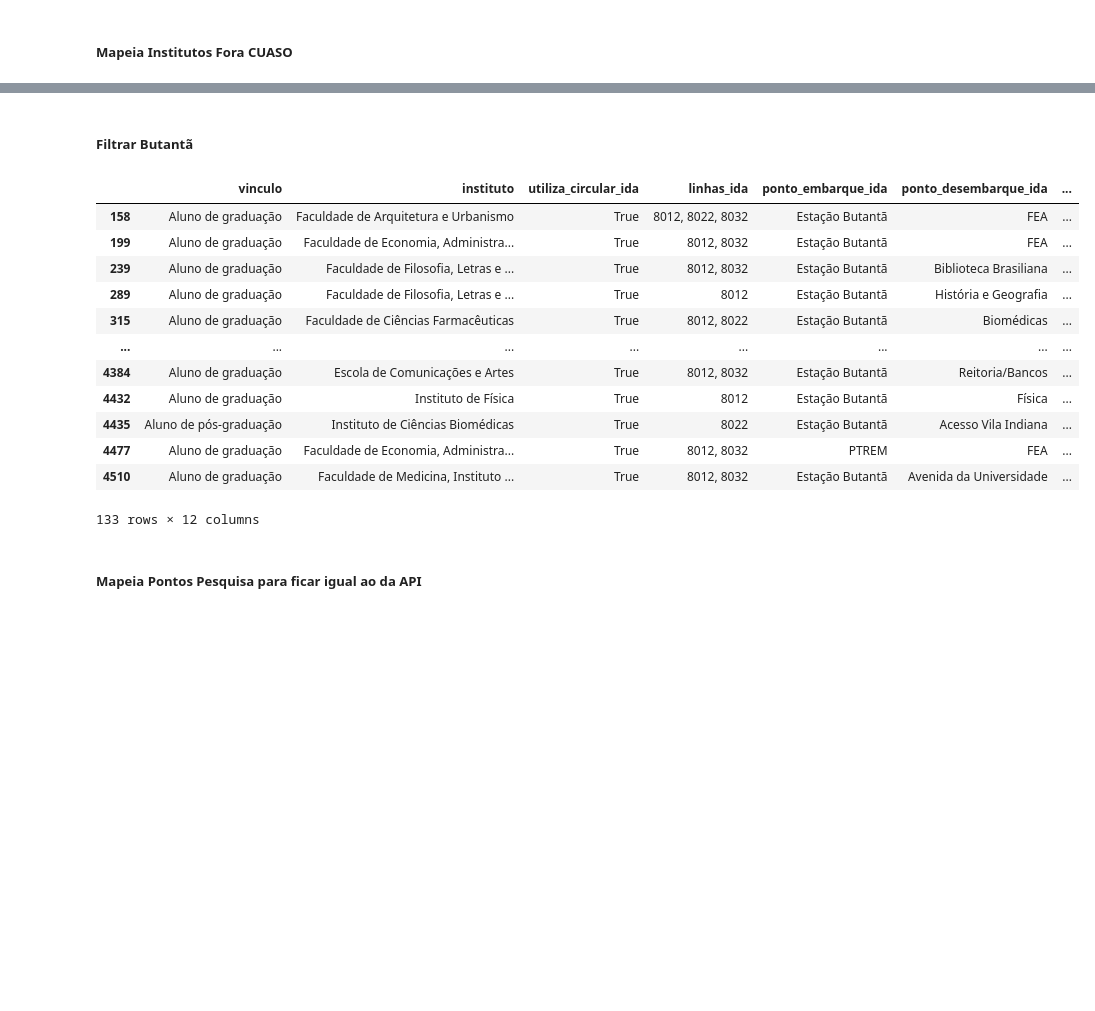
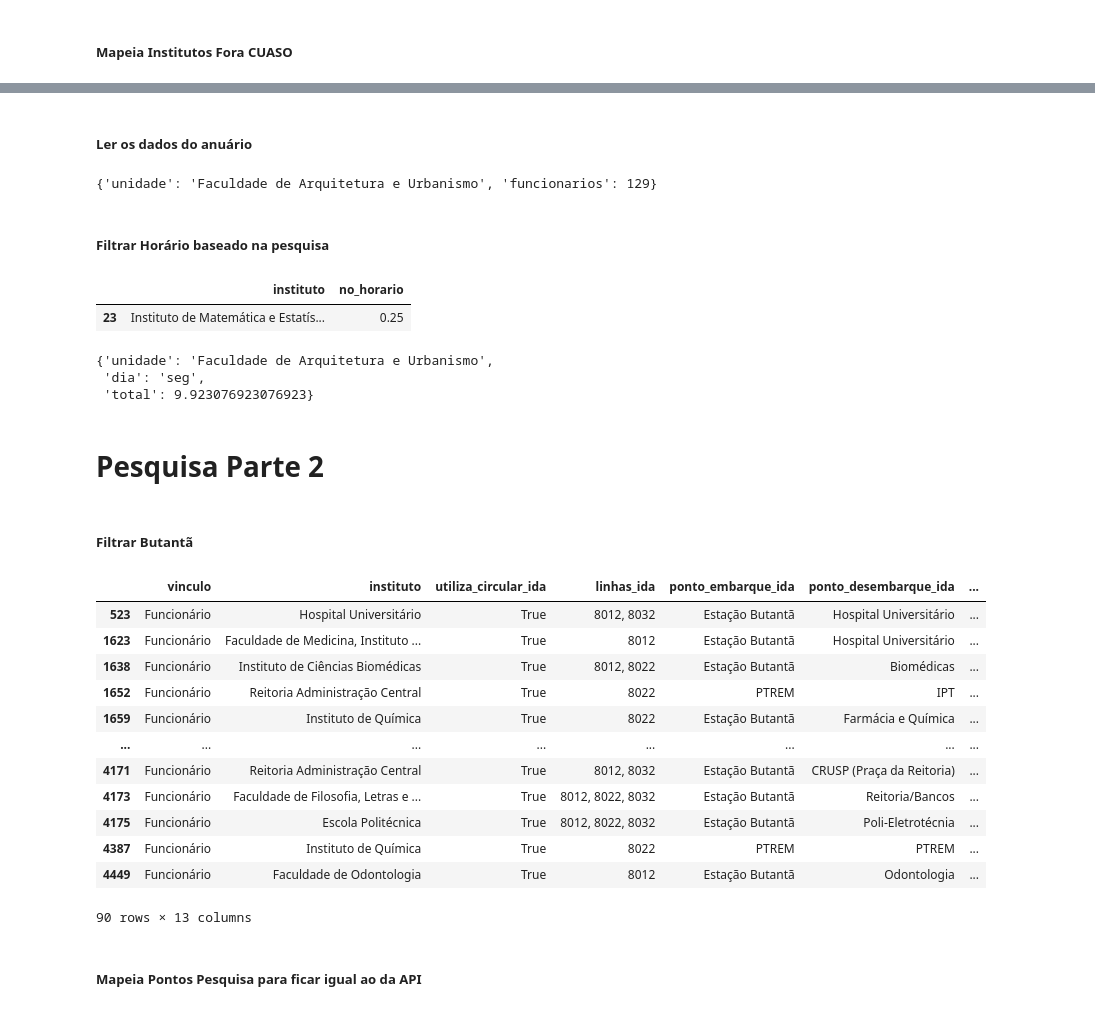
Before and after one commit to Circulares-USP/Crawler, a Jupyter notebook: import_demand.ipynb, the cells around one changed output, grey strips where cells are left out. Drawn from its saved outputs; the diff is of its cells as text; code cells hidden in the pictures; blank space fills up the shorter version.

Commit message:
Adiciona funcionarios (dados anuario)

```diff
--- a/import_demand.ipynb
+++ b/import_demand.ipynb
@@ -298,7 +311,7 @@ pesquisa_alunos_intervalo2['instituto'] = list(map(filtra_instituto_pesq, pesqui
 # %%
 # Filtra os Nones
 
-pesquisa_alunos_intervalo = pesquisa_alunos_intervalo2
-pesquisa_alunos_intervalo = pesquisa_alunos_intervalo[pesquisa_alunos_intervalo['instituto'].notna()]
-pesquisa_alunos_intervalo['instituto'].unique()
+pesquisa_vinculo = pesquisa_vinculo2
+pesquisa_vinculo = pesquisa_vinculo[pesquisa_vinculo['instituto'].notna()]
+pesquisa_vinculo['instituto'].unique()
 # %% [output]
@@ -328,7 +345,7 @@ def mapeia_cursos_de_fora(x):
     else:
         return x
 
-pesquisa_alunos_intervalo2 = pesquisa_alunos_intervalo.copy()
-pesquisa_alunos_intervalo2['instituto'] = list(map(mapeia_cursos_de_fora, pesquisa_alunos_intervalo['instituto']))
-pesquisa_alunos_intervalo = pesquisa_alunos_intervalo2
+pesquisa_vinculo2 = pesquisa_vinculo.copy()
+pesquisa_vinculo2['instituto'] = list(map(mapeia_cursos_de_fora, pesquisa_vinculo['instituto']))
+pesquisa_vinculo = pesquisa_vinculo2
 # %%
@@ -349,0 +382,4 @@ array(['Faculdade de Arquitetura e Urbanismo', 'Instituto de Física',
+# %%
+pesquisa_vinculo['no_horario'] = list(map(intervalo_horario_am_pm, pesquisa_vinculo['horario_' + sentido]))
+pesquisa_vinculo_intervalo = pesquisa_vinculo[pesquisa_vinculo['no_horario']]
+pesquisa_vinculo_intervalo
@@ -349,0 +402,35 @@ array(['Faculdade de Arquitetura e Urbanismo', 'Instituto de Física',
+# %% [markdown]
+##### Ler os dados do anuário
+# %%
+with open('data/funcionarios_anuario.json', 'r+') as f:
+    str_funcionarios_anuario = f.read()
+    funcionarios_anuario = json.loads(str_funcionarios_anuario)
+funcionarios_anuario[0]
+# %% [output]
+{'unidade': 'Faculdade de Arquitetura e Urbanismo', 'funcionarios': 129}
+# %% [markdown]
+##### Filtrar Horário baseado na pesquisa
+# %%
+no_horario_por_instituto = pesquisa_vinculo[['instituto', 'no_horario']].groupby('instituto').agg('mean').reset_index()
+no_horario_por_instituto[no_horario_por_instituto['instituto'] == 'Instituto de Matemática e Estatística']
+# %% [output]
+|  | instituto | no_horario |
+| 23 | Instituto de Matemática e Estatís... | 0.25 |
+# %%
+funcionarios_intervalo_horario = []
+for funcionario_anuario in funcionarios_anuario:
+    unidade = funcionario_anuario['unidade']
+    porc_no_horario = no_horario_por_instituto[no_horario_por_instituto['instituto'] == unidade]['no_horario'].iloc[0]
+    for dia in dias:
+        funcionarios_intervalo_horario.append({
+            'unidade': unidade,
+            'dia': dia,
+            'total': funcionario_anuario['funcionarios'] * porc_no_horario,
+        })
+funcionarios_intervalo_horario[0]
+# %% [output]
+{'unidade': 'Faculdade de Arquitetura e Urbanismo',
+ 'dia': 'seg',
+ 'total': 9.923076923076923}
+# %% [markdown]
+# Pesquisa Parte 2
@@ -350,27 +439,26 @@ array(['Faculdade de Arquitetura e Urbanismo', 'Instituto de Física',
 # %% [markdown]
 ##### Filtrar Butantã
 # %%
-pesquisa_alunos_intervalo_butanta = pesquisa_alunos_intervalo[pesquisa_alunos_intervalo['utiliza_circular_' + sentido]]
+pesquisa_vinculo_intervalo_butanta = pesquisa_vinculo_intervalo[pesquisa_vinculo_intervalo['utiliza_circular_' + sentido]]
 if sentido == 'ida':
     def is_butanta(x):
         return x == 'Estação Butantã' or x == 'PTREM'
-
-    pesquisa_alunos_intervalo_butanta = pesquisa_alunos_intervalo_butanta[list(map(is_butanta, pesquisa_alunos_intervalo_butanta['ponto_embarque_ida']))]
-pesquisa_alunos_intervalo_butanta
+    pesquisa_vinculo_intervalo_butanta = pesquisa_vinculo_intervalo_butanta[list(map(is_butanta, pesquisa_vinculo_intervalo_butanta['ponto_embarque_ida']))]
+pesquisa_vinculo_intervalo_butanta
 # %% [output]
 |  | vinculo | instituto | utiliza_circular_ida | linhas_ida | ponto_embarque_ida | ponto_desembarque_ida | ... |
-| 158 | Aluno de graduação | Faculdade de Arquitetura e Urbanismo | True | 8012, 8022, 8032 | Estação Butantã | FEA | ... |
-| 199 | Aluno de graduação | Faculdade de Economia, Administra... | True | 8012, 8032 | Estação Butantã | FEA | ... |
-| 239 | Aluno de graduação | Faculdade de Filosofia, Letras e ... | True | 8012, 8032 | Estação Butantã | Biblioteca Brasiliana | ... |
-| 289 | Aluno de graduação | Faculdade de Filosofia, Letras e ... | True | 8012 | Estação Butantã | História e Geografia | ... |
-| 315 | Aluno de graduação | Faculdade de Ciências Farmacêuticas | True | 8012, 8022 | Estação Butantã | Biomédicas | ... |
+| 523 | Funcionário | Hospital Universitário | True | 8012, 8032 | Estação Butantã | Hospital Universitário | ... |
+| 1623 | Funcionário | Faculdade de Medicina, Instituto ... | True | 8012 | Estação Butantã | Hospital Universitário | ... |
+| 1638 | Funcionário | Instituto de Ciências Biomédicas | True | 8012, 8022 | Estação Butantã | Biomédicas | ... |
+| 1652 | Funcionário | Reitoria Administração Central | True | 8022 | PTREM | IPT | ... |
+| 1659 | Funcionário | Instituto de Química | True | 8022 | Estação Butantã | Farmácia e Química | ... |
 | ... | ... | ... | ... | ... | ... | ... | ... |
-| 4384 | Aluno de graduação | Escola de Comunicações e Artes | True | 8012, 8032 | Estação Butantã | Reitoria/Bancos | ... |
-| 4432 | Aluno de graduação | Instituto de Física | True | 8012 | Estação Butantã | Física | ... |
-| 4435 | Aluno de pós-graduação | Instituto de Ciências Biomédicas | True | 8022 | Estação Butantã | Acesso Vila Indiana | ... |
-| 4477 | Aluno de graduação | Faculdade de Economia, Administra... | True | 8012, 8032 | PTREM | FEA | ... |
-| 4510 | Aluno de graduação | Faculdade de Medicina, Instituto ... | True | 8012, 8032 | Estação Butantã | Avenida da Universidade | ... |
+| 4171 | Funcionário | Reitoria Administração Central | True | 8012, 8032 | Estação Butantã | CRUSP (Praça da Reitoria) | ... |
+| 4173 | Funcionário | Faculdade de Filosofia, Letras e ... | True | 8012, 8022, 8032 | Estação Butantã | Reitoria/Bancos | ... |
+| 4175 | Funcionário | Escola Politécnica | True | 8012, 8022, 8032 | Estação Butantã | Poli-Eletrotécnia | ... |
+| 4387 | Funcionário | Instituto de Química | True | 8022 | PTREM | PTREM | ... |
+| 4449 | Funcionário | Faculdade de Odontologia | True | 8012 | Estação Butantã | Odontologia | ... |
-133 rows × 12 columns
+90 rows × 13 columns
 # %% [markdown]
 ##### Mapeia Pontos Pesquisa para ficar igual ao da API
 # %%
```
Also changed, not shown: parts of 40 cells of this notebook, 1 other file.
